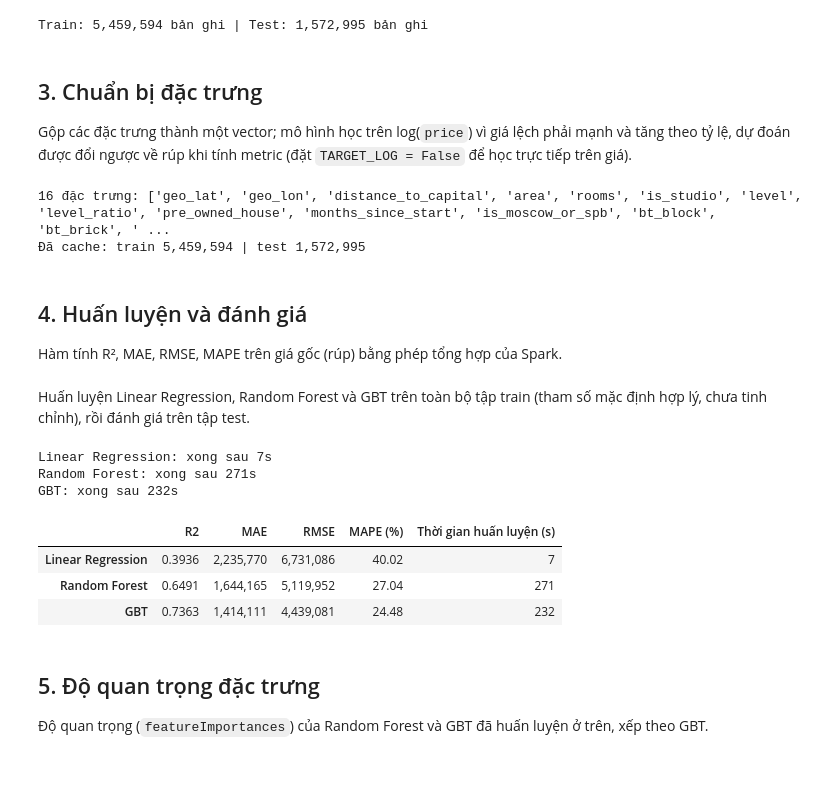
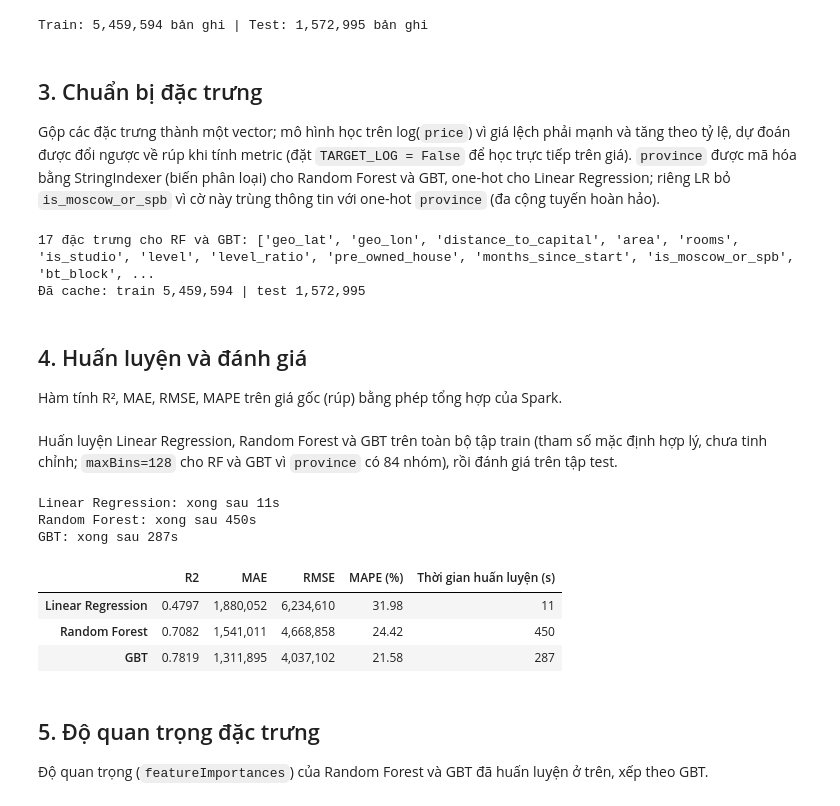
Before and after one commit to thiennguyen37-qn/Russian_Real_Estate, a Jupyter notebook: notebooks/04_modeling.ipynb, the cells around one changed output. Saved outputs shown, nothing was run; the diff lists cells and outputs as text; code cells hidden in the pictures; blank space fills up the shorter version.

```diff
--- a/notebooks/04_modeling.ipynb
+++ b/notebooks/04_modeling.ipynb
@@ -35,19 +35,30 @@ Train: 5,459,594 bản ghi | Test: 1,572,995 bản ghi
 # %% [markdown]
 ## 3. Chuẩn bị đặc trưng
 
-Gộp các đặc trưng thành một vector; mô hình học trên log(`price`) vì giá lệch phải mạnh và tăng theo tỷ lệ, dự đoán được đổi ngược về rúp khi tính metric (đặt `TARGET_LOG = False` để học trực tiếp trên giá).
+Gộp các đặc trưng thành một vector; mô hình học trên log(`price`) vì giá lệch phải mạnh và tăng theo tỷ lệ, dự đoán được đổi ngược về rúp khi tính metric (đặt `TARGET_LOG = False` để học trực tiếp trên giá). `province` được mã hóa bằng StringIndexer (biến phân loại) cho Random Forest và GBT, one-hot cho Linear Regression; riêng LR bỏ `is_moscow_or_spb` vì cờ này trùng thông tin với one-hot `province` (đa cộng tuyến hoàn hảo).
 # %%
+from pyspark.ml import Pipeline
+from pyspark.ml.feature import StringIndexer, OneHotEncoder
+
 TARGET_LOG = True
-FEATURES = [c for c in train.columns if c not in ("price", "province")]
-assembler = VectorAssembler(inputCols=FEATURES, outputCol="features")
+NUMERIC = [c for c in train.columns if c not in ("price", "province")]
+FEATURES = NUMERIC + ["province_idx"]  # Random Forest, GBT
+LR_FEATURES = [c for c in NUMERIC if c != "is_moscow_or_spb"] + ["province_ohe"]  # Linear Regression
+# frequencyAsc xếp tỉnh nhiều bản ghi nhất cuối cùng để OneHotEncoder bỏ đi làm nhóm tham chiếu
+prep = Pipeline(stages=[
+    StringIndexer(inputCol="province", outputCol="province_idx", stringOrderType="frequencyAsc"),
+    OneHotEncoder(inputCols=["province_idx"], outputCols=["province_ohe"]),
+    VectorAssembler(inputCols=FEATURES, outputCol="features"),
+    VectorAssembler(inputCols=LR_FEATURES, outputCol="features_lr"),
+]).fit(train)
 label = F.log("price") if TARGET_LOG else F.col("price").cast("double")
 
-train_vec = assembler.transform(train).withColumn("label", label).select("features", "label").cache()
-test_vec = assembler.transform(test).withColumn("label", label).select("price", "features", "label").cache()
-print(f"{len(FEATURES)} đặc trưng:", FEATURES)
+train_vec = prep.transform(train).withColumn("label", label).select("features", "features_lr", "label").cache()
+test_vec = prep.transform(test).withColumn("label", label).select("price", "features", "features_lr", "label").cache()
+print(f"{len(FEATURES)} đặc trưng cho RF và GBT:", FEATURES)
 print(f"Đã cache: train {train_vec.count():,} | test {test_vec.count():,}")
 # %% [output]
-16 đặc trưng: ['geo_lat', 'geo_lon', 'distance_to_capital', 'area', 'rooms', 'is_studio', 'level', 'level_ratio', 'pre_owned_house', 'months_since_start', 'is_moscow_or_spb', 'bt_block', 'bt_brick', ' ...
+17 đặc trưng cho RF và GBT: ['geo_lat', 'geo_lon', 'distance_to_capital', 'area', 'rooms', 'is_studio', 'level', 'level_ratio', 'pre_owned_house', 'months_since_start', 'is_moscow_or_spb', 'bt_block', ...
 Đã cache: train 5,459,594 | test 1,572,995
 # %% [markdown]
 ## 4. Huấn luyện và đánh giá
@@ -65,32 +76,32 @@ def evaluate(pred):
     ss_tot = p.agg(F.sum((F.col("price") - F.lit(r["mean_price"])) ** 2)).first()[0]
     return {"R2": 1 - r["ss_res"] / ss_tot, "MAE": r["MAE"], "RMSE": r["RMSE"], "MAPE (%)": r["MAPE"]}
 # %% [markdown]
-Huấn luyện Linear Regression, Random Forest và GBT trên toàn bộ tập train (tham số mặc định hợp lý, chưa tinh chỉnh), rồi đánh giá trên tập test.
+Huấn luyện Linear Regression, Random Forest và GBT trên toàn bộ tập train (tham số mặc định hợp lý, chưa tinh chỉnh; `maxBins=128` cho RF và GBT vì `province` có 84 nhóm), rồi đánh giá trên tập test.
 # %%
 models = {
-    "Linear Regression": LinearRegression(featuresCol="features", labelCol="label"),
-    "Random Forest": RandomForestRegressor(featuresCol="features", labelCol="label", numTrees=30, maxDepth=10, seed=42),
-    "GBT": GBTRegressor(featuresCol="features", labelCol="label", maxIter=30, maxDepth=6, seed=42),
+    "Linear Regression": LinearRegression(featuresCol="features_lr", labelCol="label"),
+    "Random Forest": RandomForestRegressor(featuresCol="features", labelCol="label", numTrees=30, maxDepth=10, maxBins=128, seed=42),
+    "GBT": GBTRegressor(featuresCol="features", labelCol="label", maxIter=30, maxDepth=6, maxBins=128, seed=42),
 }
 results, fitted = {}, {}
 for name, estimator in models.items():
     t0 = time.time()
     fitted[name] = estimator.fit(train_vec)
     fit_time = time.time() - t0
     results[name] = {**evaluate(fitted[name].transform(test_vec)), "Thời gian huấn luyện (s)": fit_time}
     print(f"{name}: xong sau {fit_time:.0f}s")
 
 metrics = pd.DataFrame(results).T
 metrics.style.format({"R2": "{:.4f}", "MAE": "{:,.0f}", "RMSE": "{:,.0f}", "MAPE (%)": "{:.2f}",
                       "Thời gian huấn luyện (s)": "{:.0f}"})
 # %% [output]
-Linear Regression: xong sau 7s
-Random Forest: xong sau 271s
-GBT: xong sau 232s
+Linear Regression: xong sau 11s
+Random Forest: xong sau 450s
+GBT: xong sau 287s
 |  | R2 | MAE | RMSE | MAPE (%) | Thời gian huấn luyện (s) |
-| Linear Regression | 0.3936 | 2,235,770 | 6,731,086 | 40.02 | 7 |
-| Random Forest | 0.6491 | 1,644,165 | 5,119,952 | 27.04 | 271 |
-| GBT | 0.7363 | 1,414,111 | 4,439,081 | 24.48 | 232 |
+| Linear Regression | 0.4797 | 1,880,052 | 6,234,610 | 31.98 | 11 |
+| Random Forest | 0.7082 | 1,541,011 | 4,668,858 | 24.42 | 450 |
+| GBT | 0.7819 | 1,311,895 | 4,037,102 | 21.58 | 287 |
 # %% [markdown]
 ## 5. Độ quan trọng đặc trưng
 
```
Also changed, not shown: parts of 51 cells of this notebook.
